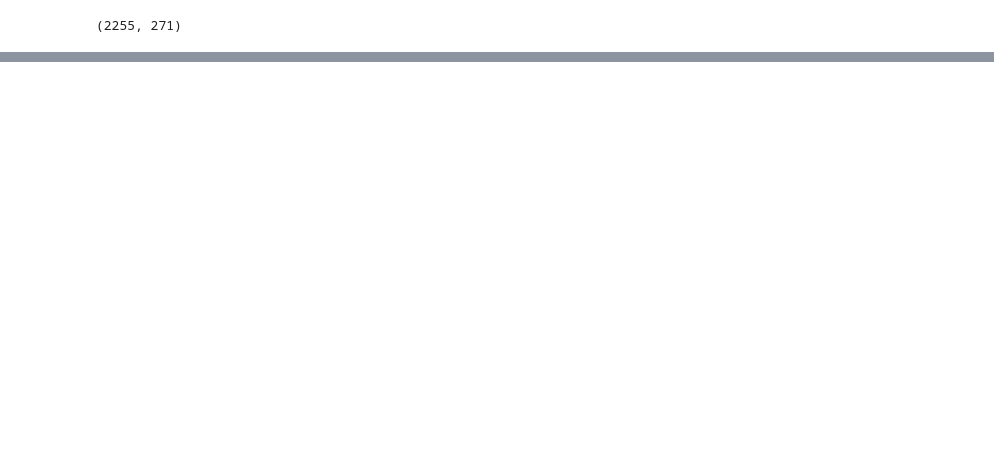
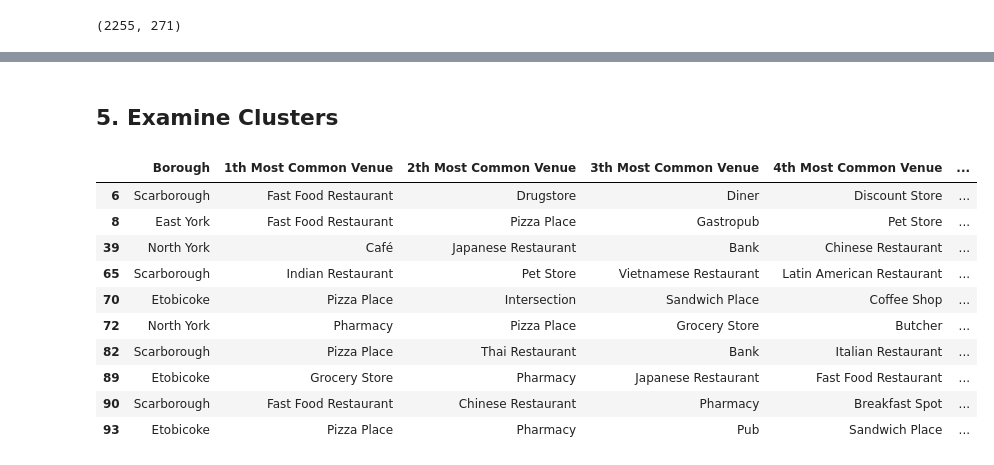
Before and after one commit to mengqi0116/Capstone_Project_Course, a Jupyter notebook: neighborhoods_in_toronto.ipynb, the cells around one changed output, grey strips where cells are left out. Cells and saved outputs as stored; diff of their text form; code cells hidden in the pictures; blank space fills up the shorter version.

```diff
--- a/neighborhoods_in_toronto.ipynb
+++ b/neighborhoods_in_toronto.ipynb
@@ -397,0 +412,14 @@ toronto_grouped
+# %%
+## Lets print each neighborhood along with the top 5 most common venues
+
+num_top_venues = 5
+
+for hood in toronto_grouped['Neighborhood']:
+    print("----"+hood+"----")
+    temp = toronto_grouped[toronto_grouped['Neighborhood'] == hood].T.reset_index()
+    temp.columns = ['venue','freq']
+    temp = temp.iloc[1:]
+    temp['freq'] = temp['freq'].astype(float)
+    temp = temp.round({'freq': 2})
+    print(temp.sort_values('freq', ascending=False).reset_index(drop=True).head(num_top_venues))
+    print('\n')
@@ -397,0 +485,11 @@ toronto_grouped
+# %%
+# set number of clusters
+kclusters = 6
+
+toronto_grouped_clustering = toronto_grouped.drop('Neighborhood', 1)
+
+# run k-means clustering
+kmeans = KMeans(n_clusters=kclusters, random_state=0).fit(toronto_grouped_clustering)
+
+# check cluster labels generated for each row in the dataframe
+kmeans.labels_[0:10]
@@ -397,0 +498,10 @@ toronto_grouped
+# %%
+# add clustering labels
+neighborhoods_venues_sorted.insert(0, 'Cluster Labels', kmeans.labels_)
+
+toronto_merged = dataset_toronto
+
+# merge toronto_grouped with toronto_data to add latitude/longitude for each neighborhood
+toronto_merged = toronto_merged.join(neighborhoods_venues_sorted.set_index('Neighborhood'), on='Neighborhood')
+
+toronto_merged.head() # check the last columns!
@@ -397,0 +515,17 @@ toronto_grouped
+# %% [markdown]
+## 5. Examine Clusters
+# %%
+# Cluster 1
+toronto_merged.loc[toronto_merged['Cluster Labels'] == 0, toronto_merged.columns[[1] + list(range(6, toronto_merged.shape[1]))]]
+# %% [output]
+|  | Borough | 1th Most Common Venue | 2th Most Common Venue | 3th Most Common Venue | 4th Most Common Venue | ... |
+| 6 | Scarborough | Fast Food Restaurant | Drugstore | Diner | Discount Store | ... |
+| 8 | East York | Fast Food Restaurant | Pizza Place | Gastropub | Pet Store | ... |
+| 39 | North York | Café | Japanese Restaurant | Bank | Chinese Restaurant | ... |
+| 65 | Scarborough | Indian Restaurant | Pet Store | Vietnamese Restaurant | Latin American Restaurant | ... |
+| 70 | Etobicoke | Pizza Place | Intersection | Sandwich Place | Coffee Shop | ... |
+| 72 | North York | Pharmacy | Pizza Place | Grocery Store | Butcher | ... |
+| 82 | Scarborough | Pizza Place | Thai Restaurant | Bank | Italian Restaurant | ... |
+| 89 | Etobicoke | Grocery Store | Pharmacy | Japanese Restaurant | Fast Food Restaurant | ... |
+| 90 | Scarborough | Fast Food Restaurant | Chinese Restaurant | Pharmacy | Breakfast Spot | ... |
+| 93 | Etobicoke | Pizza Place | Pharmacy | Pub | Sandwich Place | ... |
```
Also changed, not shown: parts of 30 cells of this notebook.
